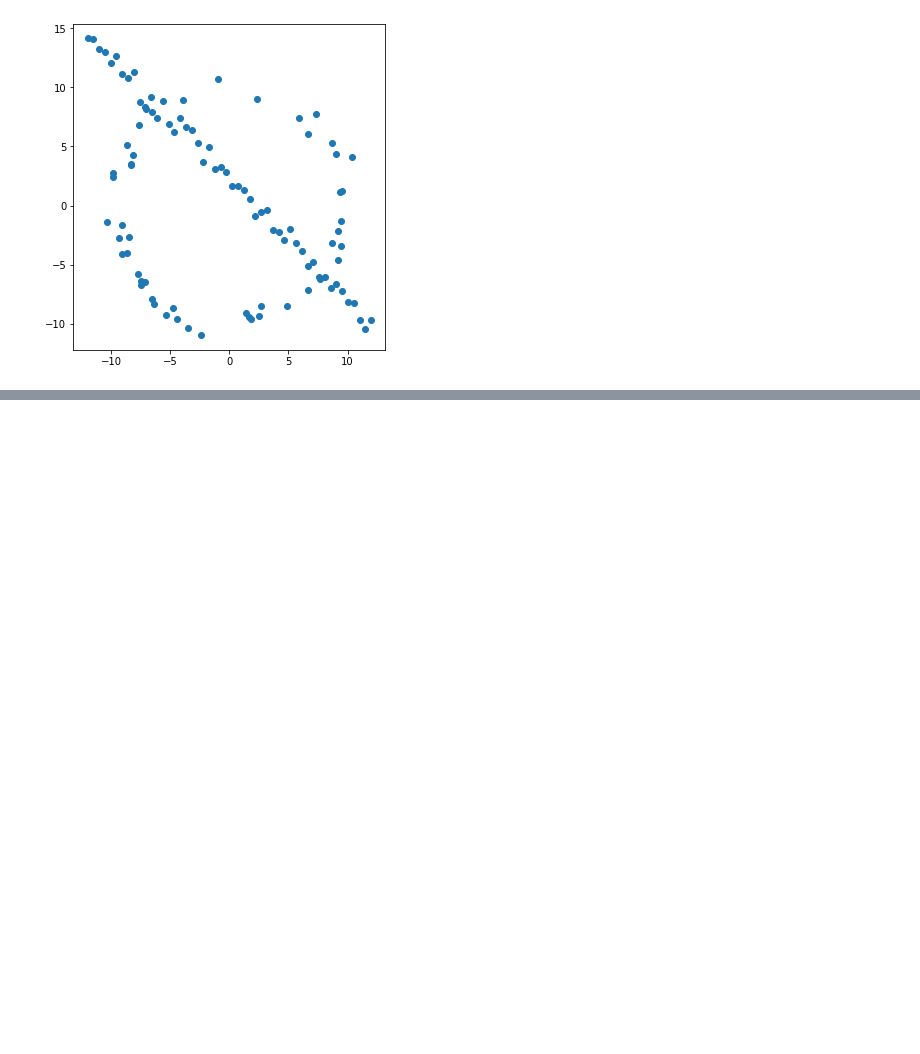
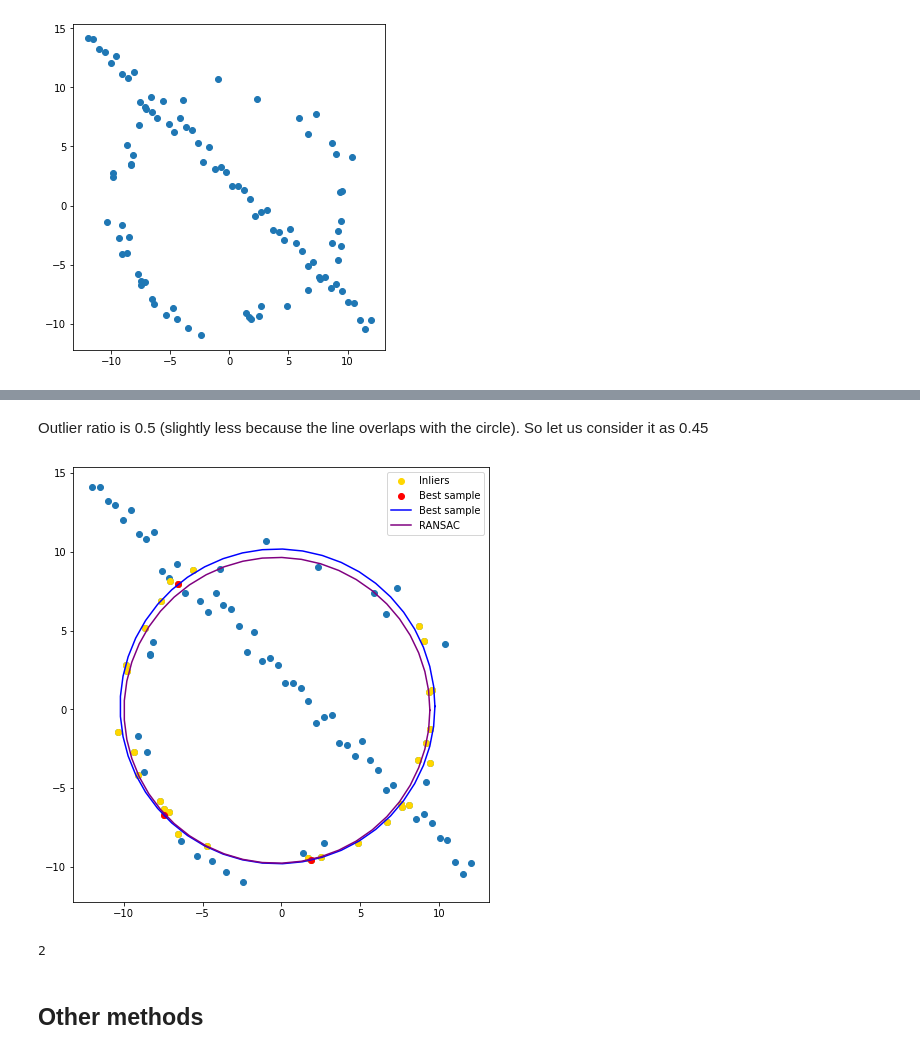
Before and after one commit to Avishka-Perera/UoM-S4-EN2550-Assignments, a Jupyter notebook: Answers/Assignment-2/assignment-2.ipynb, the cells around one changed output, grey strips where cells are left out. Cells and saved outputs as stored; diff of their text form; code cells hidden in the pictures; blank space fills up the shorter version.

```diff
--- a/Answers/Assignment-2/assignment-2.ipynb
+++ b/Answers/Assignment-2/assignment-2.ipynb
@@ -28,0 +109,47 @@ plt.show()
+# %% [markdown]
+Outlier ratio is 0.5 (slightly less because the line overlaps with the circle). So let us consider it as 0.45
+# %%
+e = 0.45
+p = 0.99
+s = 3
+d = 60
+t = 0.48
+
+N = np.log(1-p)/np.log(1-(1-e)**s)*10
+potential_circles = []
+best_fit_index = 0
+max_inlier_count = 0
+
+for _ in range(int(N)):
+    sample_indices = np.random.randint(0, X.shape[0], 3)
+    samples = X[sample_indices]
+    r, h, k = findCircle(samples)
+    inliers = findInliers(X, r, h, k, t)
+    inlier_count = inliers.size
+    if inlier_count > d:
+        potential_circles.append({"circle": (r,h,k), "inlier_count": inlier_count, "samples": samples, "inliers": inliers})
+        if inlier_count > max_inlier_count:
+            max_inlier_count = inlier_count
+            best_fit_index = potential_circles.__len__()-1
+
+_, ax = plt.subplots(figsize=(8,8))
+ax.set_aspect("equal")
+ax.scatter(X[:,0], X[:,1])
+
+for i, found_circle in enumerate(potential_circles):
+    if i == best_fit_index:
+        inliers = found_circle["inliers"]
+        ax.scatter(inliers[:,0], inliers[:,1], color="gold", label="Inliers")
+        samples = found_circle["samples"]
+        ax.scatter(samples[:,0], samples[:,1], color="red", label="Best sample")
+        r,h,k = found_circle["circle"]
+        plotCircle(ax, r,h,k, "blue", "Best sample")
+    else:
+        r,h,k = found_circle["circle"]
+        plotCircle(ax, r,h,k, "purple", "RANSAC")
+
+
+plt.legend()
+plt.show()
+# %% [output]
+[figure, added]
@@ -28,0 +158,6 @@ plt.show()
+# %%
+dic.__len__()
+# %% [output]
+2
+# %% [markdown]
+## Other methods
```
Also changed, not shown: parts of 14 cells of this notebook.
